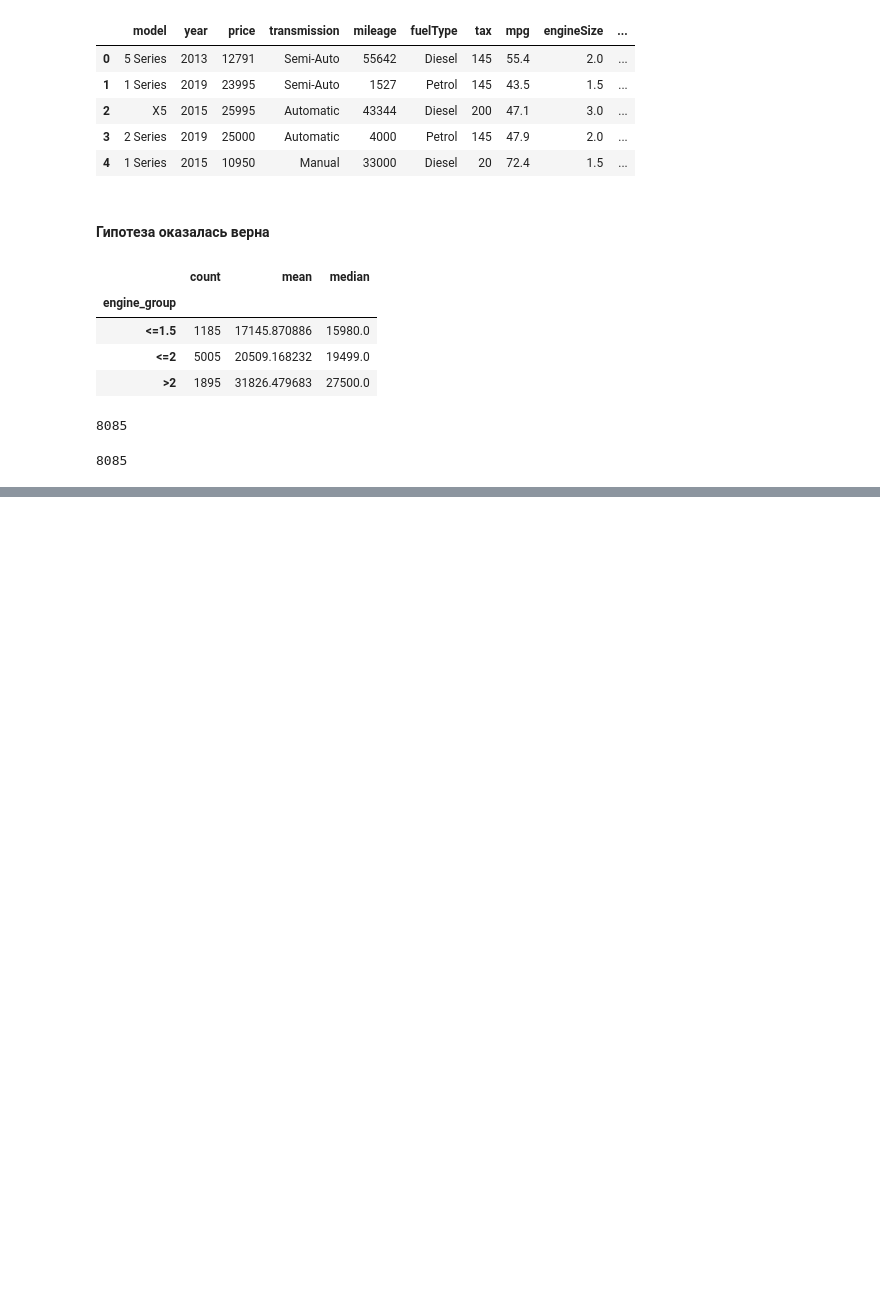
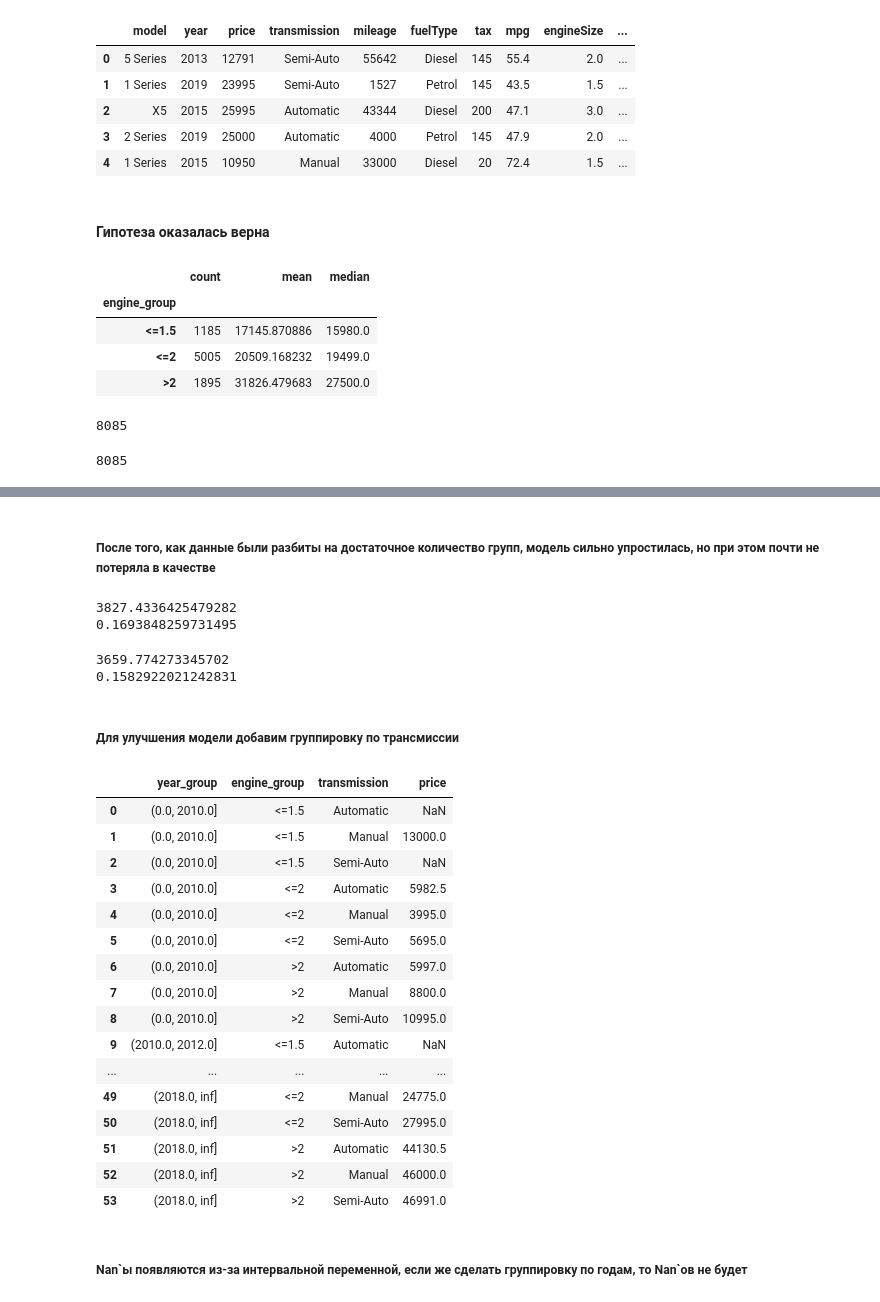
Before and after one commit to Zetis659/Data_Science_GM, a Jupyter notebook: 4.Human_learning/Human_learning.ipynb, the cells around one changed output, grey strips where cells are left out. Drawn from its saved outputs; the diff is of its cells as text; code cells hidden in the pictures; blank space fills up the shorter version.

```diff
--- a/4.Human_learning/Human_learning.ipynb
+++ b/4.Human_learning/Human_learning.ipynb
@@ -668,0 +1024,2 @@ len(train)
+# %%
+model_year_engine_group_median = train.groupby(['year_group', 'engine_group']).price.median().reset_index()
@@ -668,0 +1048,3 @@ len(train)
+# %%
+model_year_engine_group_median = model_year_engine_group_median.rename({'price': 'price_year_engine_group_median'},
+                                                                       axis=1)
@@ -668,0 +1073,2 @@ len(train)
+# %%
+train = train.merge(model_year_engine_group_median, how='left', on=['year_group', 'engine_group'])
@@ -668,0 +1091,38 @@ len(train)
+# %% [markdown]
+##### После того, как данные были разбиты на достаточное количество групп, модель сильно упростилась, но при этом почти не потеряла в качестве
+# %%
+error(train.price, train.price_year_engine_group_median)
+# %% [output]
+3827.4336425479282
+0.1693848259731495
+# %%
+error(train.price, train.price_pred_year_engine_median)  # Вариант без группировки по годам
+# %% [output]
+3659.774273345702
+0.1582922021242831
+# %% [markdown]
+##### Для улучшения модели добавим группировку по трансмиссии
+# %%
+model_year_engine_trn_group_median = (train.groupby(['year_group', 'engine_group', 'transmission'])
+                                      .price.median()
+                                      .reset_index())
+# %%
+model_year_engine_trn_group_median
+# %% [output]
+|  | year_group | engine_group | transmission | price |
+| 0 | (0.0, 2010.0] | <=1.5 | Automatic | NaN |
+| 1 | (0.0, 2010.0] | <=1.5 | Manual | 13000.0 |
+| 2 | (0.0, 2010.0] | <=1.5 | Semi-Auto | NaN |
+| 3 | (0.0, 2010.0] | <=2 | Automatic | 5982.5 |
+| 4 | (0.0, 2010.0] | <=2 | Manual | 3995.0 |
+| 5 | (0.0, 2010.0] | <=2 | Semi-Auto | 5695.0 |
+| 6 | (0.0, 2010.0] | >2 | Automatic | 5997.0 |
+| 7 | (0.0, 2010.0] | >2 | Manual | 8800.0 |
+| 8 | (0.0, 2010.0] | >2 | Semi-Auto | 10995.0 |
+| 9 | (2010.0, 2012.0] | <=1.5 | Automatic | NaN |
+| ... | ... | ... | ... | ... |
+| 49 | (2018.0, inf] | <=2 | Manual | 24775.0 |
+| 50 | (2018.0, inf] | <=2 | Semi-Auto | 27995.0 |
+| 51 | (2018.0, inf] | >2 | Automatic | 44130.5 |
+| 52 | (2018.0, inf] | >2 | Manual | 46000.0 |
+| 53 | (2018.0, inf] | >2 | Semi-Auto | 46991.0 |
@@ -668,0 +1131,2 @@ len(train)
+# %% [markdown]
+##### Nan\`ы появляются из-за интервальной переменной, если же сделать группировку по годам, то Nan`ов не будет
```
Also changed, not shown: parts of 104 cells of this notebook.
